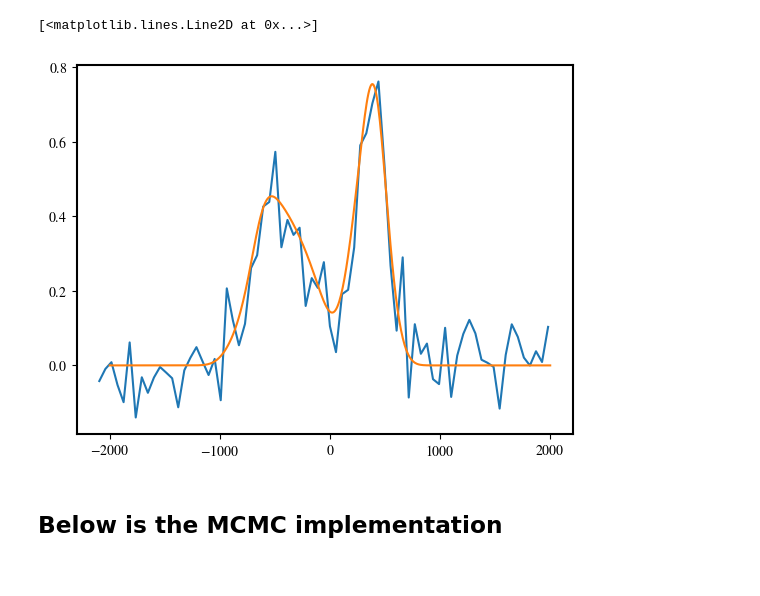
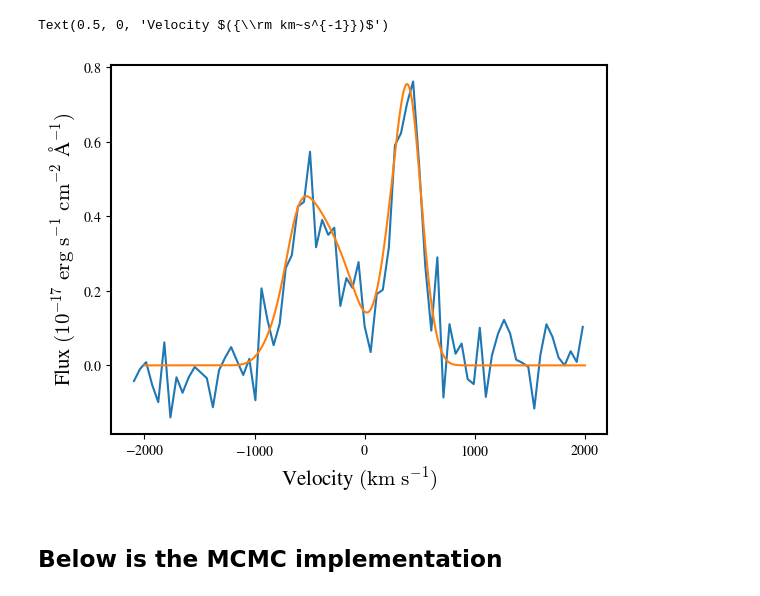
Before and after one commit to Soumin1908/dust_extinction_and_gas_disk_models_ZTFJ1013-0427, a Jupyter notebook: gas_disk_model.ipynb, the cells around one changed output. Saved outputs shown, nothing was run; the diff lists cells and outputs as text; code cells hidden in the pictures.

```diff
--- a/gas_disk_model.ipynb
+++ b/gas_disk_model.ipynb
@@ -250,16 +250,19 @@ def disc_model_othick(vels, e, ain, aout, losphi, logconst, alpha, inc, logtau0,
 
     return const*spectrum_total
 # %%
-#### Plotting the representative fit using the optimum values in the paper ######
+#### Plotting a representative fit using the optimum values in the paper ######
 
 vels = np.linspace(-2000, 2000, 500)
 model = disc_model_othick(vels, 0.27, 18.21, 47.91, 4.69, -2.78, -0.4, 1.41, 8.06, 43.01)
 
-plt.plot(xd, yd)
-plt.plot(vels, model)
+plt.plot(xd, yd, label = 'Data')
+plt.plot(vels, model, label = 'Model')
+
+plt.ylabel(r'Flux $(10^{-17}~{\rm erg~s^{-1}~cm^{-2}~\AA^{-1}})$', fontsize=15)
+plt.xlabel(r'Velocity $({\rm km~s^{-1}})$', fontsize=15)
 # %% [output]
-[<matplotlib.lines.Line2D at 0x...>]
+Text(0.5, 0, 'Velocity $({\\rm km~s^{-1}})$')
-[figure, old version]
+[figure, new version]
 # %% [markdown]
 ## Below is the MCMC implementation
 # %%
```
